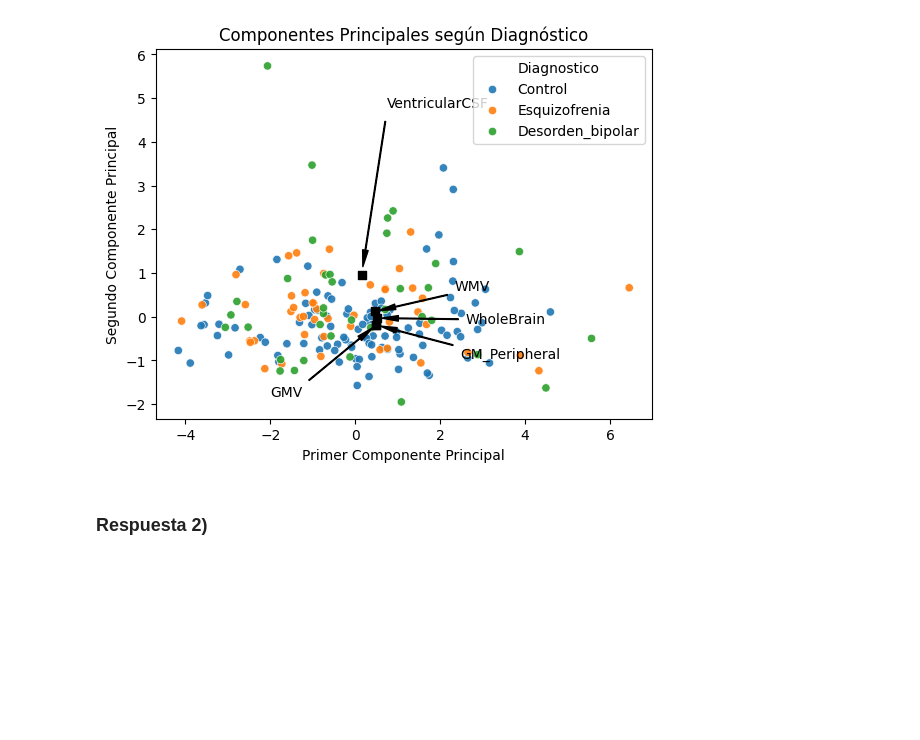
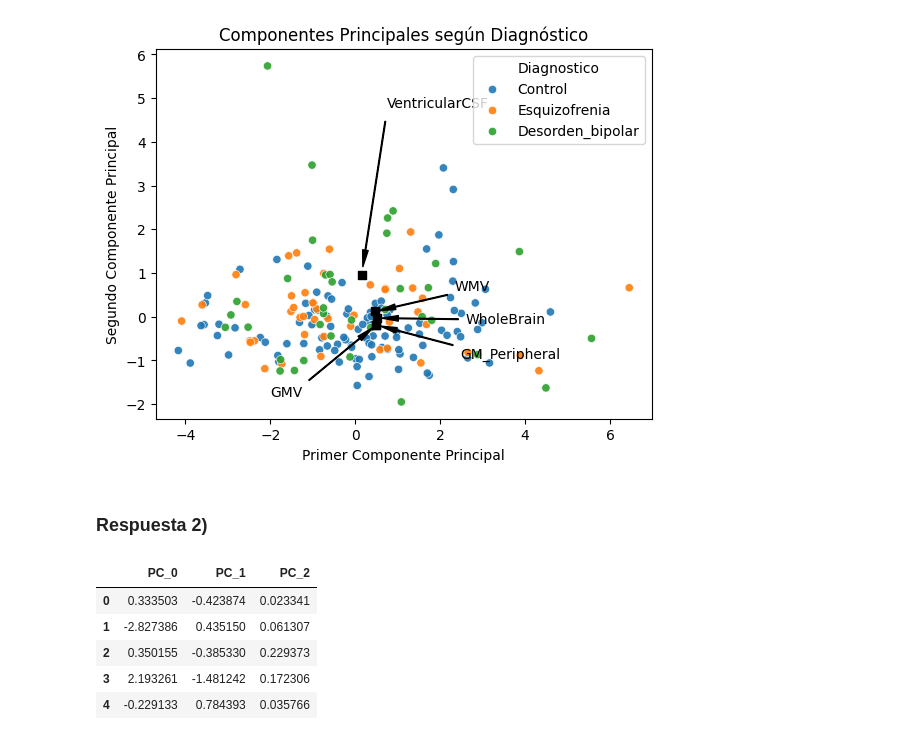
Before and after one commit to xlisouski/Neurociencia, a Jupyter notebook: TP_Unidad1_XimenaLisouski.ipynb, the cells around one changed output. Cells and saved outputs as stored; diff of their text form; code cells hidden in the pictures; blank space fills up the shorter version.

```diff
--- a/TP_Unidad1_XimenaLisouski.ipynb
+++ b/TP_Unidad1_XimenaLisouski.ipynb
@@ -1164,4 +1164,37 @@ plt.show()
 [figure]
 # %% [markdown]
 ### **Respuesta 2)**
+# %%
+# PCA
+
+variables_num = ['GMV', 'WMV', 'WholeBrain', 'GM_Peripheral']
+
+df_PCA = df[variables_num]
+
+# Normalizo la variable
+scaler = StandardScaler()
+X = df_PCA.values
+X = scaler.fit_transform(X)
+
+# Genero objeto pca
+pca = PCA(n_components = 3)
+
+# Se lo aplico al dataset elegido
+pca.fit(X)
+
+# Calculo PCA
+componentes_principales = pca.transform(X)
+
+# Almaceno en dataframe y presento
+df_PCA_final_2 = pd.DataFrame(data = componentes_principales)
+prefijo = "PC_"
+df_PCA_final_2 = df_PCA_final_2.add_prefix(prefijo)
+df_PCA_final_2.head()
+# %% [output]
+|  | PC_0 | PC_1 | PC_2 |
+| 0 | 0.333503 | -0.423874 | 0.023341 |
+| 1 | -2.827386 | 0.435150 | 0.061307 |
+| 2 | 0.350155 | -0.385330 | 0.229373 |
+| 3 | 2.193261 | -1.481242 | 0.172306 |
+| 4 | -0.229133 | 0.784393 | 0.035766 |
 # %%
```
Also changed, not shown: parts of 3 cells of this notebook.
